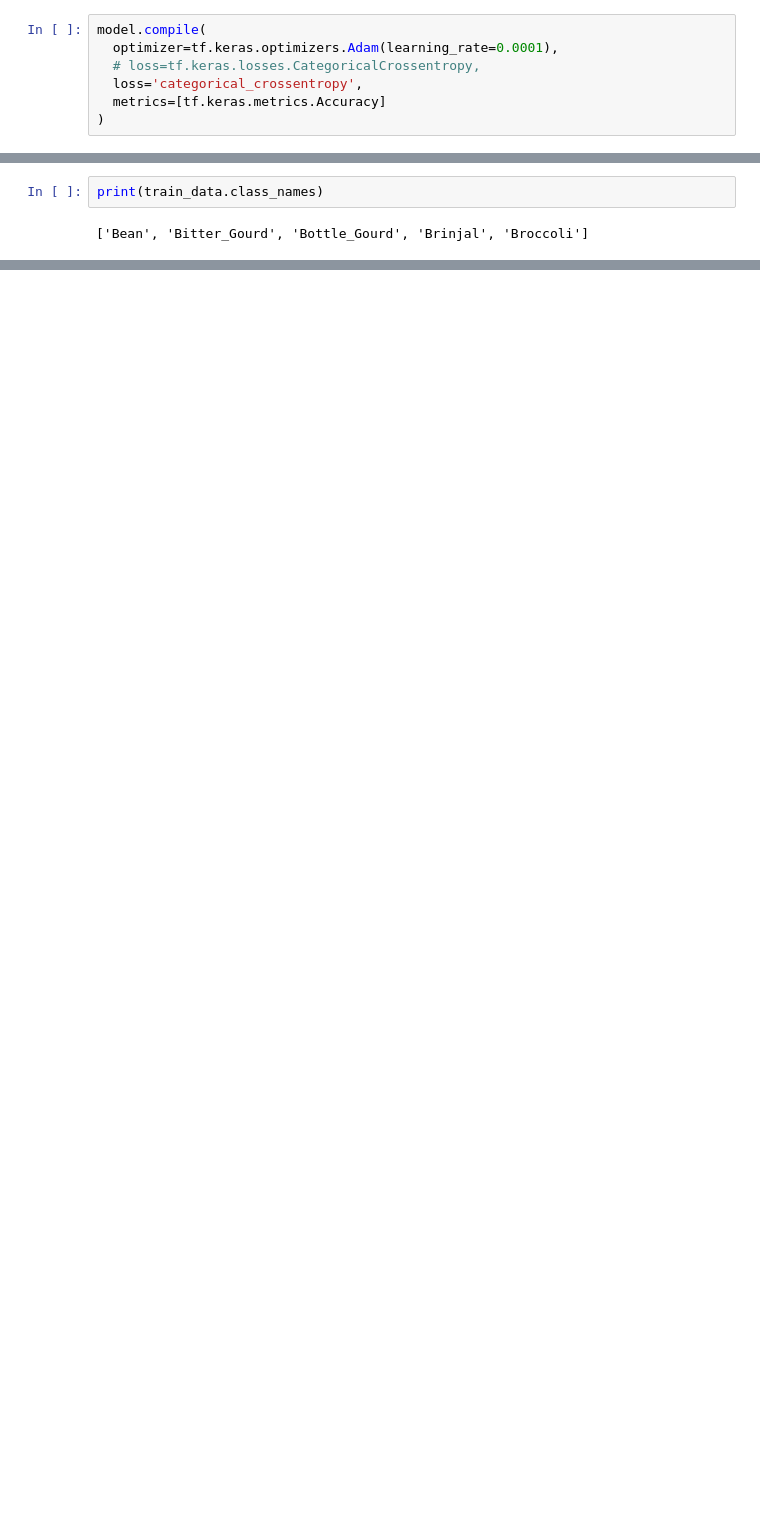
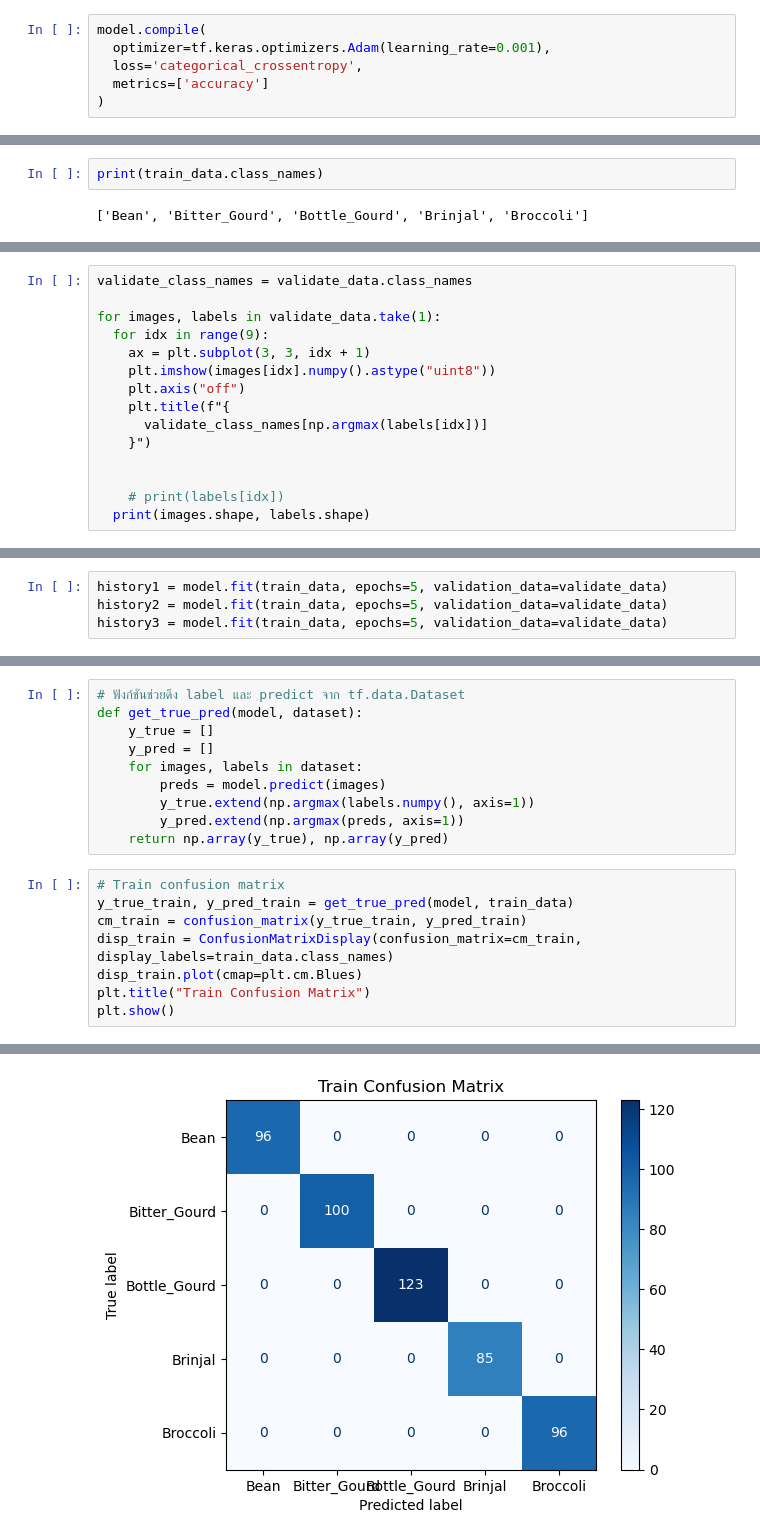
Before and after one commit to Poorin806/kmutnb-projects, a Jupyter notebook: data-image-processing/2025-09-23/tf1.ipynb, the cells around one changed output, grey strips where cells are left out. Cells and saved outputs as stored; diff of their text form; blank space fills up the shorter version.

```diff
--- a/data-image-processing/2025-09-23/tf1.ipynb
+++ b/data-image-processing/2025-09-23/tf1.ipynb
@@ -119,8 +117,7 @@ global_max_pooling2d False
 # %%
 model.compile(
-  optimizer=tf.keras.optimizers.Adam(learning_rate=0.0001),
-  # loss=tf.keras.losses.CategoricalCrossentropy,
+  optimizer=tf.keras.optimizers.Adam(learning_rate=0.001),
   loss='categorical_crossentropy',
-  metrics=[tf.keras.metrics.Accuracy]
+  metrics=['accuracy']
 )
 # %%
@@ -166,0 +175,15 @@ tf.Tensor([0. 0. 0. 0. 1.], shape=(5,), dtype=float32)
+# %%
+validate_class_names = validate_data.class_names
+
+for images, labels in validate_data.take(1):
+  for idx in range(9):
+    ax = plt.subplot(3, 3, idx + 1)
+    plt.imshow(images[idx].numpy().astype("uint8"))
+    plt.axis("off")
+    plt.title(f"{
+      validate_class_names[np.argmax(labels[idx])]
+    }")
+
+
+    # print(labels[idx])
+  print(images.shape, labels.shape)
@@ -166,0 +193,4 @@ tf.Tensor([0. 0. 0. 0. 1.], shape=(5,), dtype=float32)
+# %%
+history1 = model.fit(train_data, epochs=5, validation_data=validate_data)
+history2 = model.fit(train_data, epochs=5, validation_data=validate_data)
+history3 = model.fit(train_data, epochs=5, validation_data=validate_data)
@@ -166,0 +236,19 @@ tf.Tensor([0. 0. 0. 0. 1.], shape=(5,), dtype=float32)
+# %%
+# ฟังก์ชันช่วยดึง label และ predict จาก tf.data.Dataset
+def get_true_pred(model, dataset):
+    y_true = []
+    y_pred = []
+    for images, labels in dataset:
+        preds = model.predict(images)
+        y_true.extend(np.argmax(labels.numpy(), axis=1))
+        y_pred.extend(np.argmax(preds, axis=1))
+    return np.array(y_true), np.array(y_pred)
+# %%
+# Train confusion matrix
+y_true_train, y_pred_train = get_true_pred(model, train_data)
+cm_train = confusion_matrix(y_true_train, y_pred_train)
+disp_train = ConfusionMatrixDisplay(confusion_matrix=cm_train, display_labels=train_data.class_names)
+disp_train.plot(cmap=plt.cm.Blues)
+plt.title("Train Confusion Matrix")
+plt.show()
+# %% [output]
@@ -166,0 +271 @@ tf.Tensor([0. 0. 0. 0. 1.], shape=(5,), dtype=float32)
+[figure, added]
```
Also changed, not shown: parts of 17 cells of this notebook, 2 other files.
